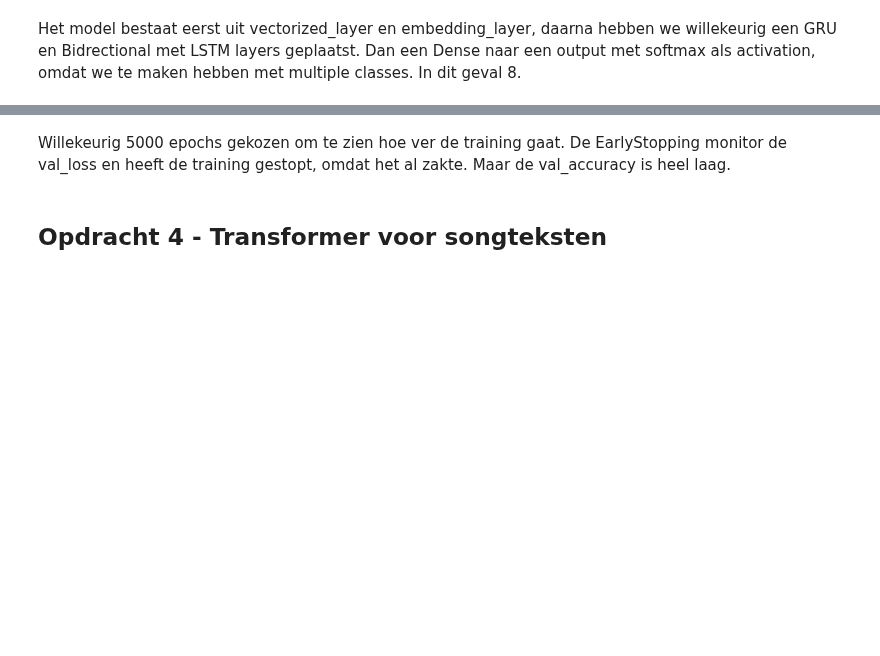
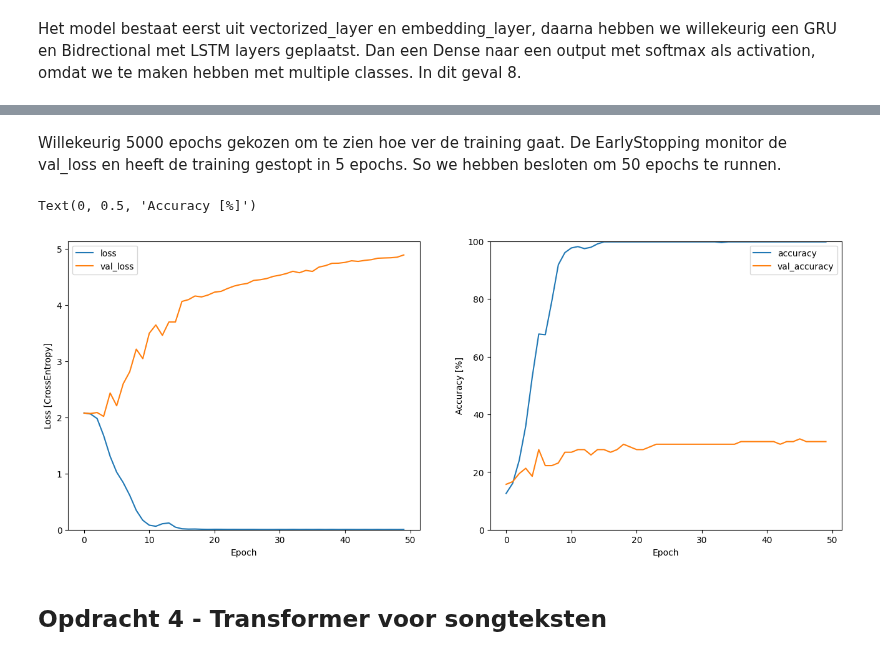
Before and after one commit to IsaD01/Deep-learning-, a Jupyter notebook: Portfolio opdracht 2/Portfolio 2.ipynb, the cells around one changed output, grey strips where cells are left out. Drawn from its saved outputs; the diff is of its cells as text; code cells hidden in the pictures; blank space fills up the shorter version.

```diff
--- a/Portfolio opdracht 2/Portfolio 2.ipynb
+++ b/Portfolio opdracht 2/Portfolio 2.ipynb
@@ -751,7 +755,7 @@ _________________________________________________________________
 # %% [markdown]
 Het model bestaat eerst uit vectorized_layer en embedding_layer, daarna hebben we willekeurig een GRU en Bidrectional met LSTM layers geplaatst. Dan een Dense naar een output met softmax als activation, omdat we te maken hebben met multiple classes. In dit geval 8.
 # %%
-epochs=5000
+epochs=50
 
 # Compile
 model_text_lstm.compile(optimizer=tf.keras.optimizers.Adam(),
@@ -759,12 +763,11 @@ model_text_lstm.compile(optimizer=tf.keras.optimizers.Adam(),
                           metrics=['accuracy'])
 
 # Add early stopping to the tuning process
-stop_early = tf.keras.callbacks.EarlyStopping(monitor='val_loss', patience=3)
+# stop_early = tf.keras.callbacks.EarlyStopping(monitor='val_loss', patience=3)
 
 # Train
 history = model_text_lstm.fit(train_text_ds,
                               batch_size = 32,
                                 validation_data=val_text_ds,
-                                epochs=epochs,
-                                callbacks=[stop_early])
+                                epochs=epochs)
 # %% [output]
@@ -781,5 +791,24 @@ Epoch 5/5000
 # %% [markdown]
-Willekeurig 5000 epochs gekozen om te zien hoe ver de training gaat. De EarlyStopping monitor de val_loss en heeft de training gestopt, omdat het al zakte. Maar de val_accuracy is heel laag.
+Willekeurig 5000 epochs gekozen om te zien hoe ver de training gaat. De EarlyStopping monitor de val_loss en heeft de training gestopt in 5 epochs. So we hebben besloten om 50 epochs te runnen.
+# %%
+metrics = history.history
+plt.figure(figsize=(16,6))
+plt.subplot(1,2,1)
+plt.plot(history.epoch, metrics['loss'], metrics['val_loss'])
+plt.legend(['loss', 'val_loss'])
+plt.ylim([0, max(plt.ylim())])
+plt.xlabel('Epoch')
+plt.ylabel('Loss [CrossEntropy]')
+
+plt.subplot(1,2,2)
+plt.plot(history.epoch, 100*np.array(metrics['accuracy']), 100*np.array(metrics['val_accuracy']))
+plt.legend(['accuracy', 'val_accuracy'])
+plt.ylim([0, 100])
+plt.xlabel('Epoch')
+plt.ylabel('Accuracy [%]')
+# %% [output]
+Text(0, 0.5, 'Accuracy [%]')
+[figure, added]
 # %% [markdown]
 ## Opdracht 4 - Transformer voor songteksten <a name='song_tran'></a>
 # %% [markdown]
```
Also changed, not shown: parts of 6 cells of this notebook.
